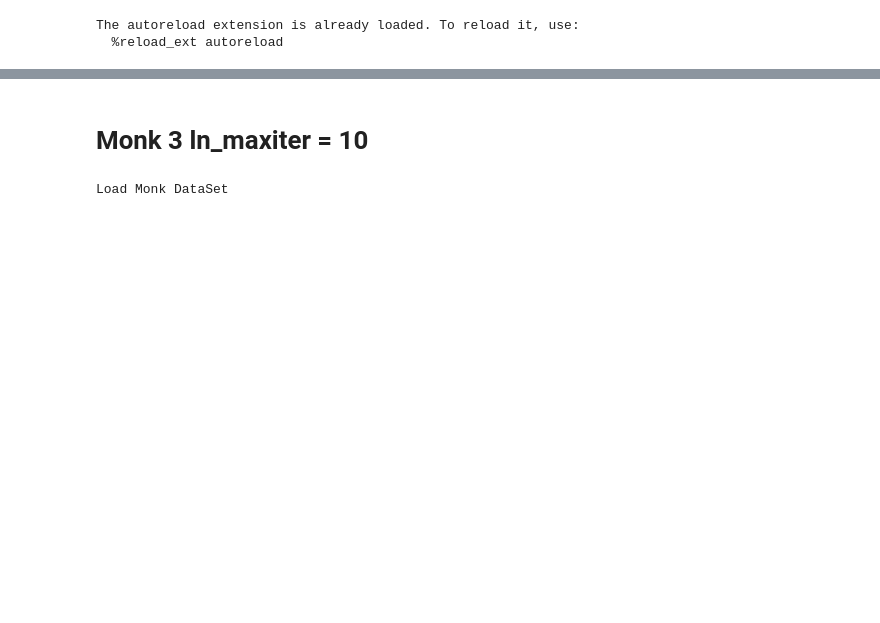
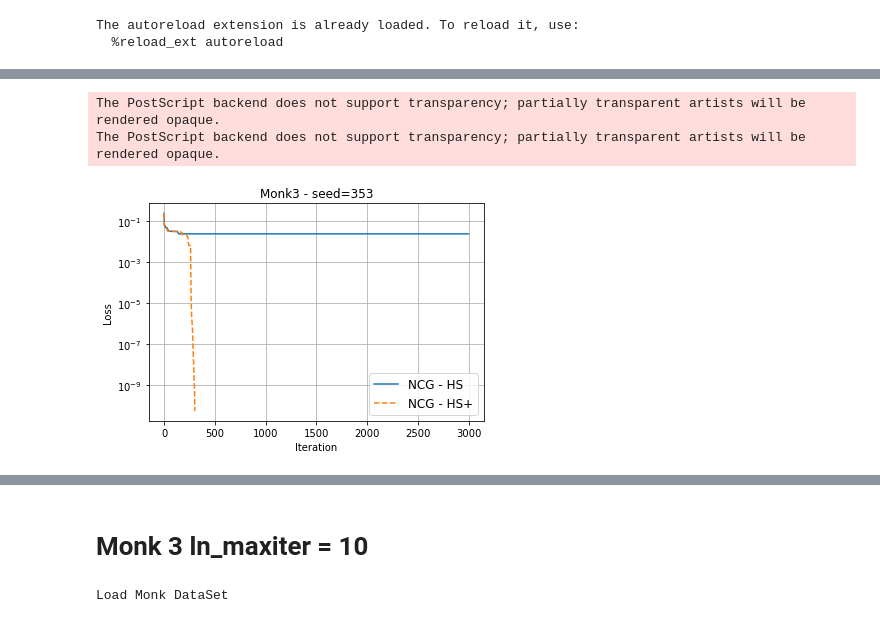
Before and after one commit to alessandrocuda/CM_Project_19_20, a Jupyter notebook: notebook/NCG_HS vs HS+.ipynb, the cells around one changed output, grey strips where cells are left out. Saved outputs shown, nothing was run; the diff lists cells and outputs as text; code cells hidden in the pictures; blank space fills up the shorter version.

```diff
--- a/notebook/NCG_HS vs HS+.ipynb
+++ b/notebook/NCG_HS vs HS+.ipynb
@@ -36,0 +53,7 @@ def get_fitted_model(X_train, Y_train, optimizer, n_seed = 189, verbose = 1):
+# %%
+print("Load Monk DataSet")
+X_train, Y_train = load_monk("3", "train")
+
+seed = 353
+ln_maxiter = 100
+results = []
@@ -36,0 +62,12 @@ def get_fitted_model(X_train, Y_train, optimizer, n_seed = 189, verbose = 1):
+# %%
+#############################
+#          NCG hs
+#############################
+
+optimizer = NCG(beta_method="hs", c1=1e-4, c2=.4, ln_maxiter = ln_maxiter, norm_g_eps = 1e-10, l_eps = 1e-10)
+
+model, t = get_fitted_model(X_train, Y_train, optimizer, seed, 2)
+print("Time: {}".format(t))
+print("Ls Time: {}".format(np.sum(optimizer.history["ls_time"])))
+ls_stat(optimizer.history)
+h_hs = model.history
@@ -36,0 +109,12 @@ def get_fitted_model(X_train, Y_train, optimizer, n_seed = 189, verbose = 1):
+# %%
+#############################
+#          NCG hs+
+#############################
+
+optimizer = NCG(beta_method="hs+", c1=1e-4, c2=.4, ln_maxiter = ln_maxiter, norm_g_eps = 1e-10, l_eps = 1e-10)
+
+model, t = get_fitted_model(X_train, Y_train, optimizer, seed, 2)
+print("Time: {}".format(t))
+print("Ls Time: {}".format(np.sum(optimizer.history["ls_time"])))
+ls_stat(optimizer.history)
+h_hs_plus = model.history
@@ -36,0 +139,18 @@ def get_fitted_model(X_train, Y_train, optimizer, n_seed = 189, verbose = 1):
+# %%
+pos_train = (0,0)
+figsize = (12, 4)
+
+plt.plot(h_hs["loss_mse"], linestyle='-')
+plt.plot(h_hs_plus["loss_mse"], linestyle = '--')
+plt.title('Monk3 - seed={}'.format(seed))
+plt.ylabel("Loss")
+plt.xlabel('Iteration')
+plt.grid()
+plt.yscale('log')
+plt.legend(['NCG - HS','NCG - HS+'], loc='lower right', fontsize='large')
+plt.savefig('./plot/monk3_hs_hs+.eps', format='eps')
+plt.show()
+# %% [output]
+The PostScript backend does not support transparency; partially transparent artists will be rendered opaque.
+The PostScript backend does not support transparency; partially transparent artists will be rendered opaque.
+[figure, added]
```
Also changed, not shown: parts of 9 cells of this notebook, 17 other files.
